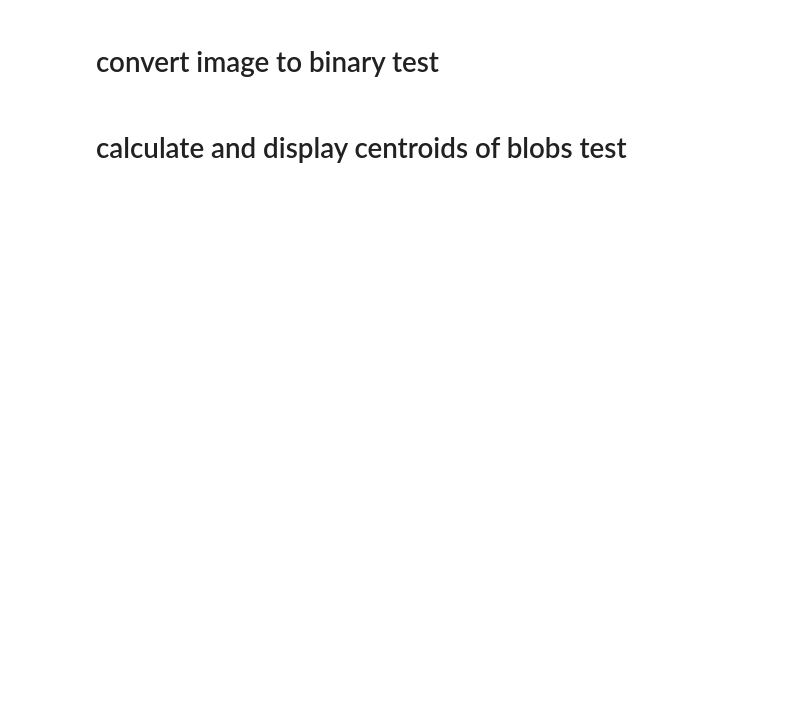
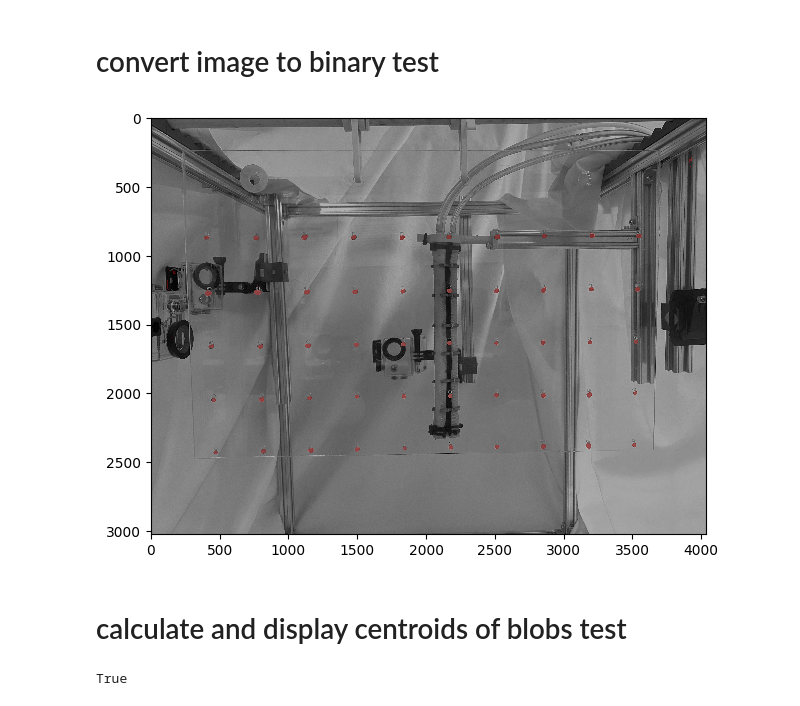
Before and after one commit to biskupds/biskupds.github.io, a Jupyter notebook: centroid detection/centroid detection.ipynb, the cells around one changed output. Drawn from its saved outputs; the diff is of its cells as text; code cells hidden in the pictures; blank space fills up the shorter version.

```diff
--- a/centroid detection/centroid detection.ipynb
+++ b/centroid detection/centroid detection.ipynb
@@ -11,30 +14,33 @@ skimage.io.imshow(image)
 # %%
 import matplotlib.pyplot as plt
 from skimage.color import rgb2hsv, label2rgb
 import numpy as np
 from detect_centroids import *
 from scipy import ndimage
 
-image = skimage.io.imread("./image.jpg")
+image = skimage.io.imread("./image.png")
 
 # Convert the image to the HSV color space
 hsv_image = rgb2hsv(image)
 
 # Threshold the hue & sat channel to obtain binary image
-binary_image = image_to_binary("./image.jpg", 122, 40, 20)
+binary_image = image_to_binary("./image.png", 122, 40, 20)
 # denoise image
 binary_image = morphology.opening(binary_image, morphology.square(3))
 # perform closing operation and eroding
 binary_image = ndimage.binary_closing(binary_image, np.ones((7, 7)))
 
 skimage.io.imshow(label2rgb(binary_image, image=image))
 
 labeled_image = label2rgb(binary_image, image=image)
 labeled_image = (labeled_image * 255).astype(np.uint8)
-skimage.io.imsave("testout.jpg", labeled_image)
+skimage.io.imsave("testout.png", labeled_image)
+# %% [output]
+[figure, added]
 # %% [markdown]
 # calculate and display centroids of blobs test
 # %%
+import cv2
 from skimage.measure import label, regionprops
 import matplotlib.pyplot as plt
 from skimage import morphology
@@ -51,11 +57,14 @@ region_data = sorted(
 
 rgb_image = binary_image_to_RGB(denoised_image)
 centroids = []
-for r in region_data[:8]:
+for r in region_data:
     centroids.append(r.centroid)
     rr, cc = circle_perimeter(int(r.centroid[0]), int(r.centroid[1]), 5)
-    rgb_image[rr, cc, :] = (255, 0, 0)
-    rgb_image[int(r.centroid[0]), int(r.centroid[1])] = (255, 0, 0)
+    rgb_image[rr, cc, :] = (0, 0, 255)
+    rgb_image[int(r.centroid[0]), int(r.centroid[1])] = (0, 0, 255)
+    cv2.putText(rgb_image, f"{int(r.centroid[1])}, {int(r.centroid[0])}", (int(r.centroid[1] - 75), int(r.centroid[0] - 25)),
+                cv2.FONT_HERSHEY_SIMPLEX, 1, (0, 0, 255), 2, cv2.LINE_AA)
 
-skimage.io.imshow(rgb_image)
-skimage.io.imsave("draw_centroids.jpg", rgb_image)
+cv2.imwrite("draw_centroids.png", rgb_image)
+# %% [output]
+True
```
Also changed, not shown: parts of 1 cell of this notebook, 27 other files.
